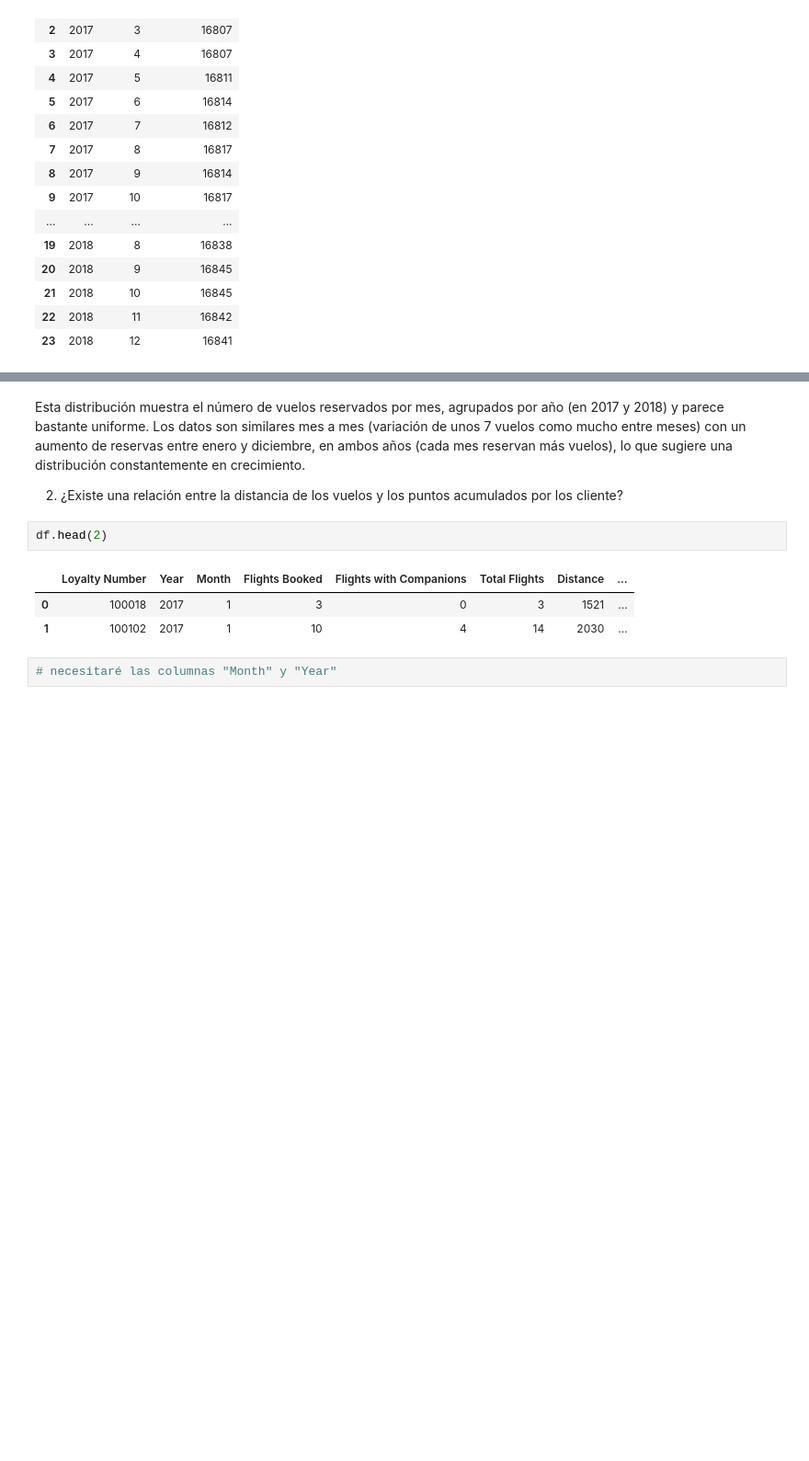
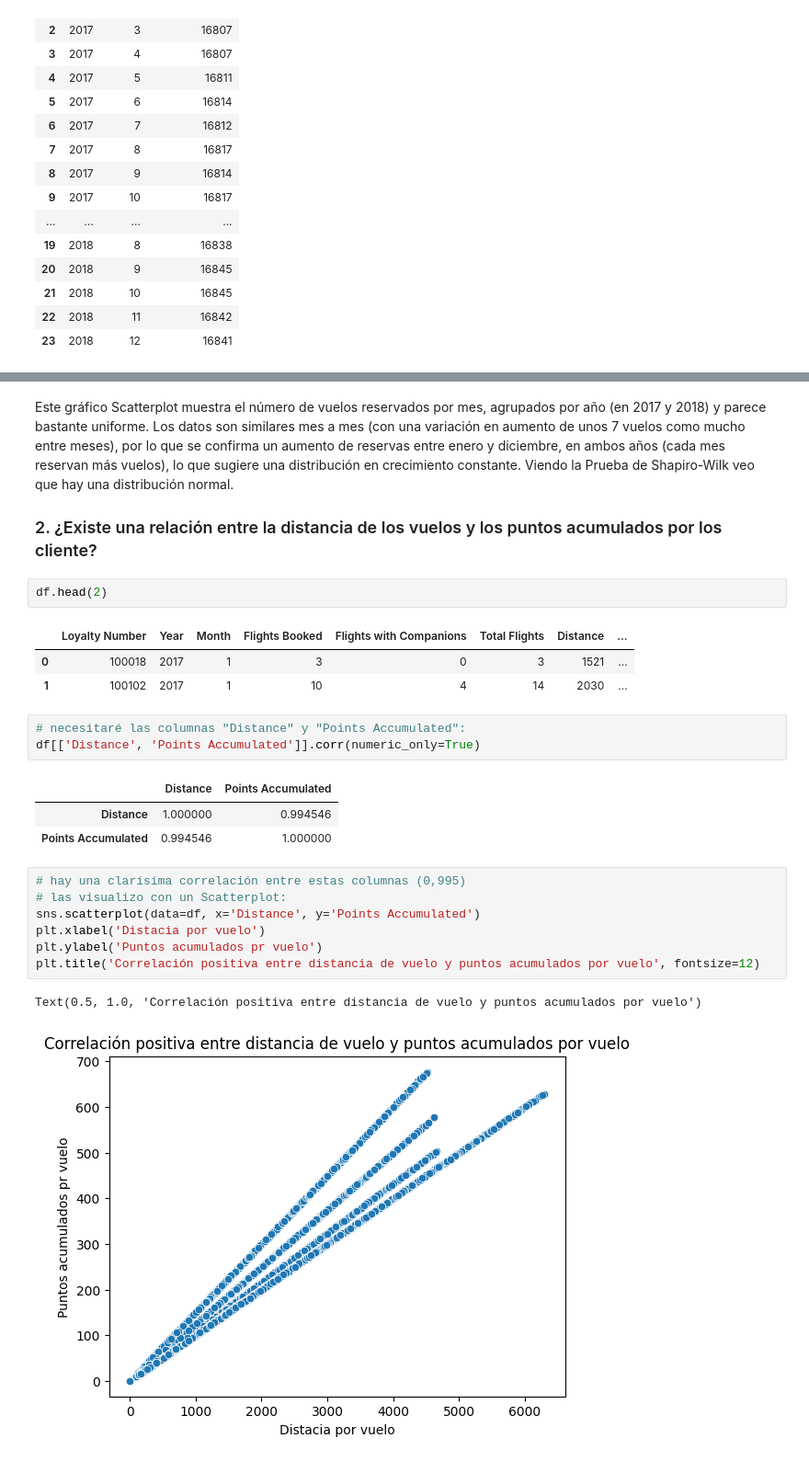
Before and after one commit to Adalab/bda-modulo-3-evaluacion-final-Lauris273, a Jupyter notebook: 2.Ejercicio_evaluación_módulo_3.ipynb, the cells around one changed output, grey strips where cells are left out. Shown at 92% size. Drawn from its saved outputs; the diff is of its cells as text; blank space fills up the shorter version.

```diff
--- a/2.Ejercicio_evaluación_módulo_3.ipynb
+++ b/2.Ejercicio_evaluación_módulo_3.ipynb
@@ -180,7 +201,7 @@ Text(0.5, 1.0, 'Distribución de vuelos reservados por mes entre 2017 y 2018')
 # %% [markdown]
-Esta distribución muestra el número de vuelos reservados por mes, agrupados por año (en 2017 y 2018) y parece bastante uniforme. Los datos son similares mes a mes (variación de unos 7 vuelos como mucho entre meses) con un aumento de reservas entre enero y diciembre, en ambos años (cada mes reservan más vuelos), lo que sugiere una distribución constantemente en crecimiento.
+Este gráfico Scatterplot muestra el número de vuelos reservados por mes, agrupados por año (en 2017 y 2018) y parece bastante uniforme. Los datos son similares mes a mes (con una variación en aumento de unos 7 vuelos como mucho entre meses), por lo que se confirma un aumento de reservas entre enero y diciembre, en ambos años (cada mes reservan más vuelos), lo que sugiere una distribución en crecimiento constante. Viendo la Prueba de Shapiro-Wilk veo que hay una distribución normal.
 
-2. ¿Existe una relación entre la distancia de los vuelos y los puntos acumulados por los cliente?
+### 2. ¿Existe una relación entre la distancia de los vuelos y los puntos acumulados por los cliente?
 # %%
 df.head(2)
 # %% [output]
@@ -188,4 +209,19 @@ df.head(2)
 | 0 | 100018 | 2017 | 1 | 3 | 0 | 3 | 1521 | ... |
 | 1 | 100102 | 2017 | 1 | 10 | 4 | 14 | 2030 | ... |
 # %%
-# necesitaré las columnas "Month" y "Year"
+# necesitaré las columnas "Distance" y "Points Accumulated":
+df[['Distance', 'Points Accumulated']].corr(numeric_only=True)
+# %% [output]
+|  | Distance | Points Accumulated |
+| Distance | 1.000000 | 0.994546 |
+| Points Accumulated | 0.994546 | 1.000000 |
+# %%
+# hay una clarísima correlación entre estas columnas (0,995)
+# las visualizo con un Scatterplot:
+sns.scatterplot(data=df, x='Distance', y='Points Accumulated')
+plt.xlabel('Distacia por vuelo')
+plt.ylabel('Puntos acumulados pr vuelo')
+plt.title('Correlación positiva entre distancia de vuelo y puntos acumulados por vuelo', fontsize=12)
+# %% [output]
+Text(0.5, 1.0, 'Correlación positiva entre distancia de vuelo y puntos acumulados por vuelo')
+[figure, added]
```
Also changed, not shown: parts of 15 cells of this notebook.
